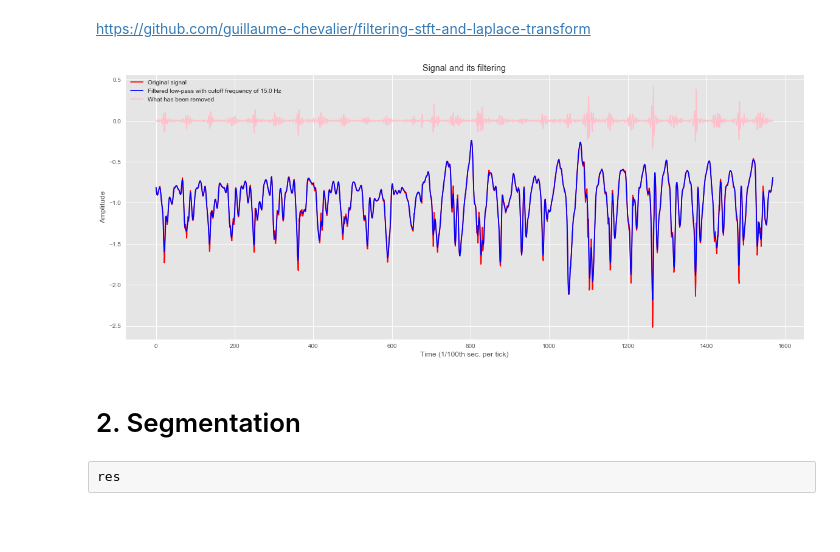
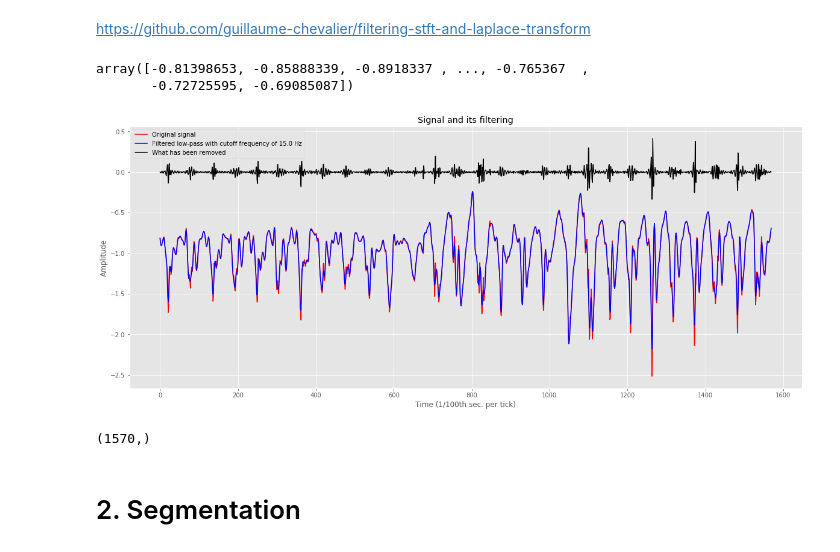
Before and after one commit to n-sapkota/step-detection, a Jupyter notebook: step-detection.ipynb, the cells around one changed output. Saved outputs shown, nothing was run; the diff lists cells and outputs as text; code cells hidden in the pictures; blank space fills up the shorter version.

```diff
--- a/step-detection.ipynb
+++ b/step-detection.ipynb
@@ -29,4 +40,4 @@ def open_file(filename):
         return fdf.reset_index(drop=True)
 # %%
-raw_df = open_file('T0_Id000000_ActLabelAndStepInfor.txt')
+raw_signal_all = open_file('T0_Id000000_ActLabelAndStepInfor.txt')
 # %%
@@ -39,5 +50,5 @@ raw_df.head()
 | 3 | 0.065911 | 0.027389 | -0.000661 | 0.146 | -0.906 | -0.220 | 0.0 | 1.0 |
 | 4 | 0.055258 | 0.027389 | 0.025970 | 0.188 | -0.902 | -0.216 | 0.0 | 1.0 |
 # %%
-df = raw_df.iloc[:,0:6]
+raw_signal = raw_signal_all.iloc[:,0:6]
 # %%
@@ -67,14 +78,3 @@ df[['Gx','Gy','Gz']].plot(figsize=(20, 8))
 # 1. Filtering
 # %% [markdown]
 https://github.com/guillaume-chevalier/filtering-stft-and-laplace-transform
-# %%
-from scipy import signal
-def butter_lowpass(cutoff, nyq_freq, order):
-    normal_cutoff = float(cutoff) / nyq_freq
-    b, a = signal.butter(order, normal_cutoff, btype='lowpass')
-    return b, a
-
-def butter_lowpass_filter(data, cutoff_freq, nyq_freq, order):
-    b, a = butter_lowpass(cutoff_freq, nyq_freq, order=order)
-    y = signal.filtfilt(b, a, data)
-    return y
@@ -81,22 +128,29 @@ def butter_lowpass_filter(data, cutoff_freq, nyq_freq, order):
 # %%
 cutoff_frequency = 15.0 # in Hz
-x = df['Ay']
+signal_Ay = raw_signal['Ay']
 sample_rate = 100 # in Hz
-y = butter_lowpass_filter(x, cutoff_frequency, sample_rate/2, order = 4)
-# Difference acts as a special high-pass from a reversed butterworth filter.
-diff = np.array(x)-np.array(y)
+filtered_Ay = butter_lowpass_filter(signal_Ay, cutoff_frequency, sample_rate/2, order = 4)
+diff = np.array(signal_Ay)-np.array(filtered_Ay)
+filtered_Ay
+# %% [output]
+array([-0.81398653, -0.85888339, -0.8918337 , ..., -0.765367  ,
+       -0.72725595, -0.69085087])
 # %%
-# Visualize
+# Visualize filtering
 plt.figure(figsize=(20, 8))
-plt.plot(x, color='red', label="Original signal")
-plt.plot(y, color='blue', label="Filtered low-pass with cutoff frequency of {} Hz".format(cutoff_frequency))
-plt.plot(diff, color='pink', label="What has been removed")
+plt.plot(signal_Ay, color='red', label="Original signal")
+plt.plot(filtered_Ay, color='blue', label="Filtered low-pass with cutoff frequency of {} Hz".format(cutoff_frequency))
+plt.plot(diff, color='black', label="What has been removed")
 plt.title("Signal and its filtering")
 plt.xlabel('Time (1/100th sec. per tick)')
 plt.ylabel('Amplitude')
 plt.legend()
 plt.show()
 # %% [output]
-[figure, old version]
+[figure, new version]
+# %%
+filtered_Ay.shape
+# %% [output]
+(1570,)
 # %% [markdown]
 # 2. Segmentation
@@ -122,2 +156,0 @@ res = signal_segmentation(a, window_size = 5, overlap = 2, copy = True)
-# %% [raw]
-res
```
Also changed, not shown: parts of 26 cells of this notebook.
